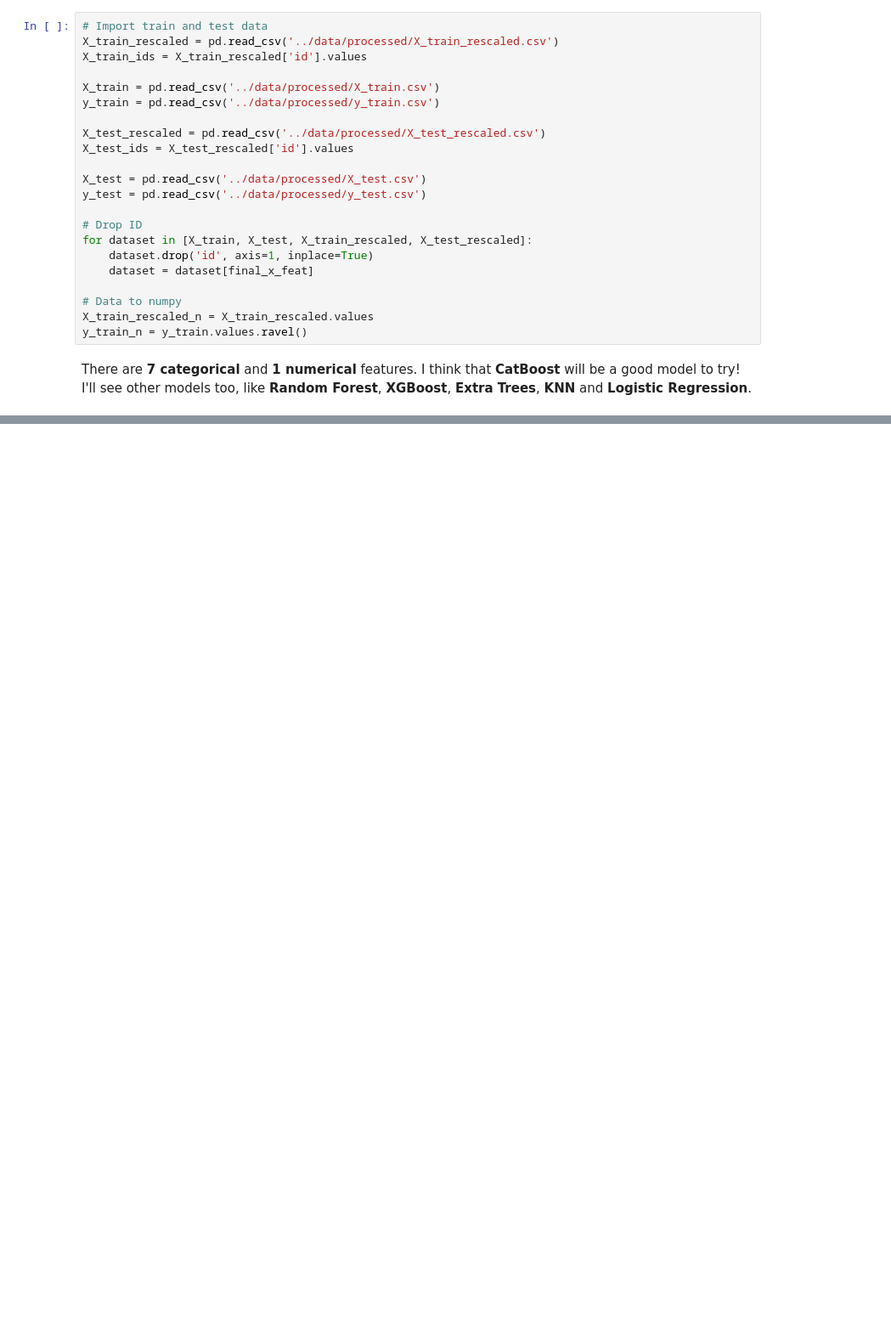
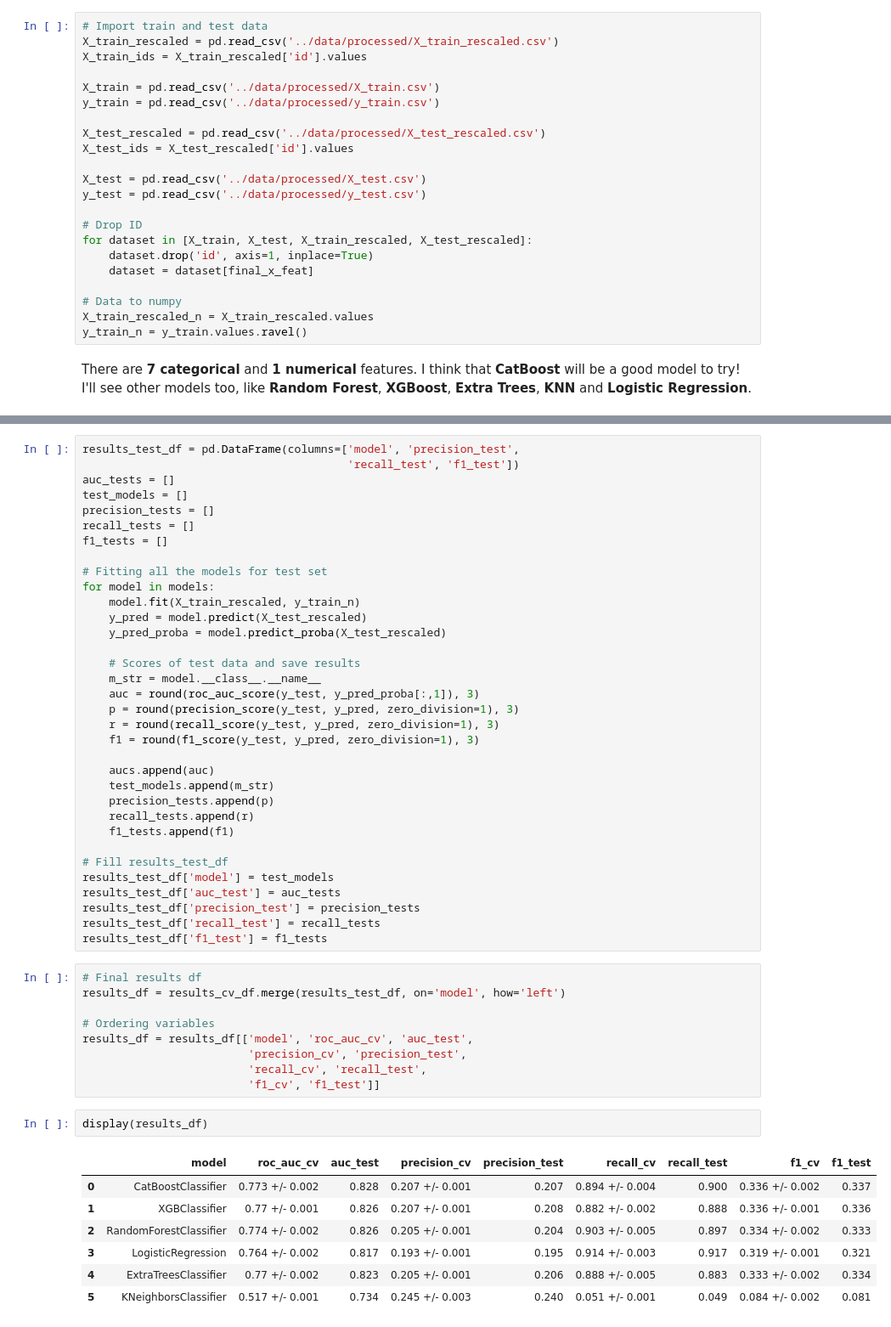
Before and after one commit to Emersonmiady/health-insurance-cross-sell, a Jupyter notebook: notebooks/hi_cs_analysis.ipynb, the cells around one changed output, grey strips where cells are left out. Shown at 85% size. Saved outputs shown, nothing was run; the diff lists cells and outputs as text; blank space fills up the shorter version.

```diff
--- a/notebooks/hi_cs_analysis.ipynb
+++ b/notebooks/hi_cs_analysis.ipynb
@@ -1367,0 +1413,53 @@ display(results_cv_df)
+# %%
+results_test_df = pd.DataFrame(columns=['model', 'precision_test',
+                                        'recall_test', 'f1_test'])
+auc_tests = []
+test_models = []
+precision_tests = []
+recall_tests = []
+f1_tests = []
+
+# Fitting all the models for test set
+for model in models:
+    model.fit(X_train_rescaled, y_train_n)
+    y_pred = model.predict(X_test_rescaled)
+    y_pred_proba = model.predict_proba(X_test_rescaled)
+
+    # Scores of test data and save results
+    m_str = model.__class__.__name__
+    auc = round(roc_auc_score(y_test, y_pred_proba[:,1]), 3)
+    p = round(precision_score(y_test, y_pred, zero_division=1), 3)
+    r = round(recall_score(y_test, y_pred, zero_division=1), 3)
+    f1 = round(f1_score(y_test, y_pred, zero_division=1), 3)
+
+    aucs.append(auc)
+    test_models.append(m_str)
+    precision_tests.append(p)
+    recall_tests.append(r)
+    f1_tests.append(f1)
+
+# Fill results_test_df
+results_test_df['model'] = test_models
+results_test_df['auc_test'] = auc_tests
+results_test_df['precision_test'] = precision_tests
+results_test_df['recall_test'] = recall_tests
+results_test_df['f1_test'] = f1_tests
+# %%
+# Final results df
+results_df = results_cv_df.merge(results_test_df, on='model', how='left')
+
+# Ordering variables
+results_df = results_df[['model', 'roc_auc_cv', 'auc_test',
+                         'precision_cv', 'precision_test',
+                         'recall_cv', 'recall_test',
+                         'f1_cv', 'f1_test']]
+# %%
+display(results_df)
+# %% [output]
+|  | model | roc_auc_cv | auc_test | precision_cv | precision_test | recall_cv | recall_test | f1_cv | f1_test |
+| 0 | CatBoostClassifier | 0.773 +/- 0.002 | 0.828 | 0.207 +/- 0.001 | 0.207 | 0.894 +/- 0.004 | 0.900 | 0.336 +/- 0.002 | 0.337 |
+| 1 | XGBClassifier | 0.77 +/- 0.001 | 0.826 | 0.207 +/- 0.001 | 0.208 | 0.882 +/- 0.002 | 0.888 | 0.336 +/- 0.001 | 0.336 |
+| 2 | RandomForestClassifier | 0.774 +/- 0.002 | 0.826 | 0.205 +/- 0.001 | 0.204 | 0.903 +/- 0.005 | 0.897 | 0.334 +/- 0.002 | 0.333 |
+| 3 | LogisticRegression | 0.764 +/- 0.002 | 0.817 | 0.193 +/- 0.001 | 0.195 | 0.914 +/- 0.003 | 0.917 | 0.319 +/- 0.001 | 0.321 |
+| 4 | ExtraTreesClassifier | 0.77 +/- 0.002 | 0.823 | 0.205 +/- 0.001 | 0.206 | 0.888 +/- 0.005 | 0.883 | 0.333 +/- 0.002 | 0.334 |
+| 5 | KNeighborsClassifier | 0.517 +/- 0.001 | 0.734 | 0.245 +/- 0.003 | 0.240 | 0.051 +/- 0.001 | 0.049 | 0.084 +/- 0.002 | 0.081 |
```
Also changed, not shown: parts of 7 cells of this notebook, 4 other files.
